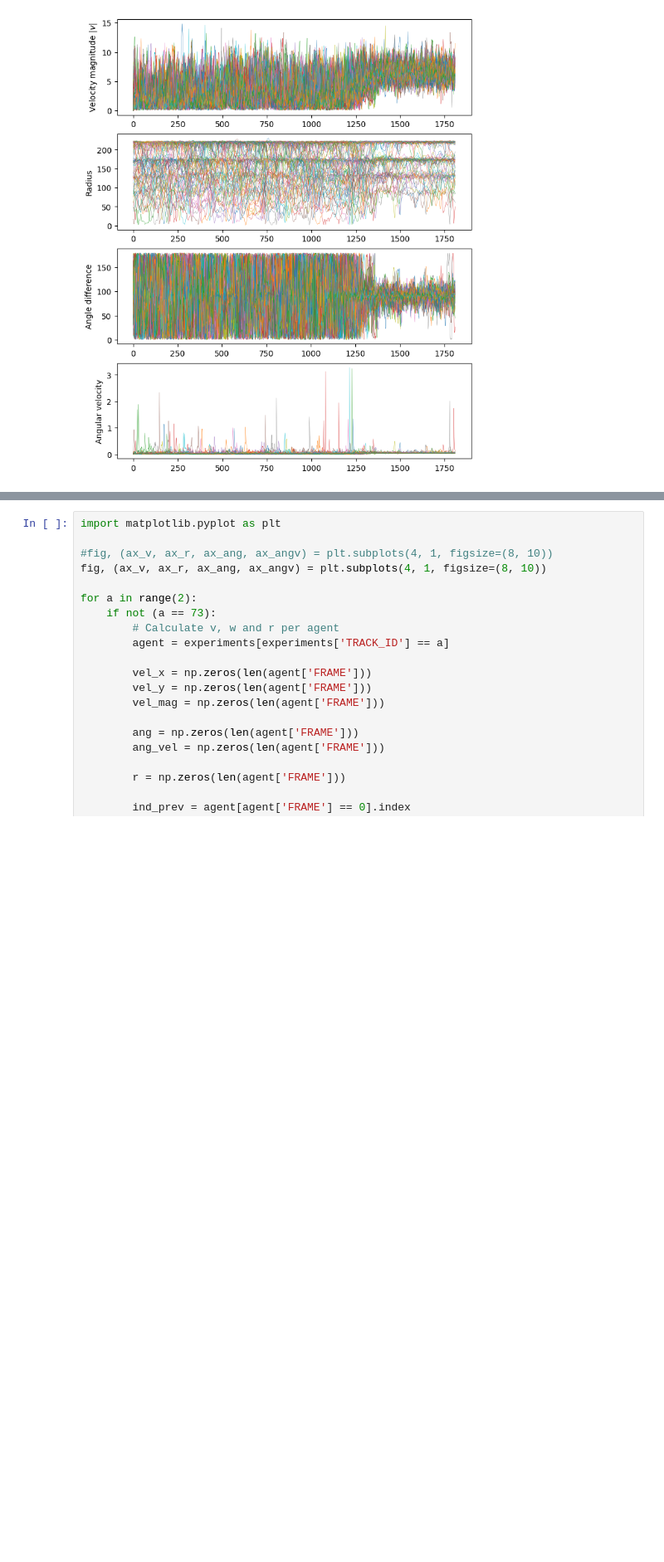
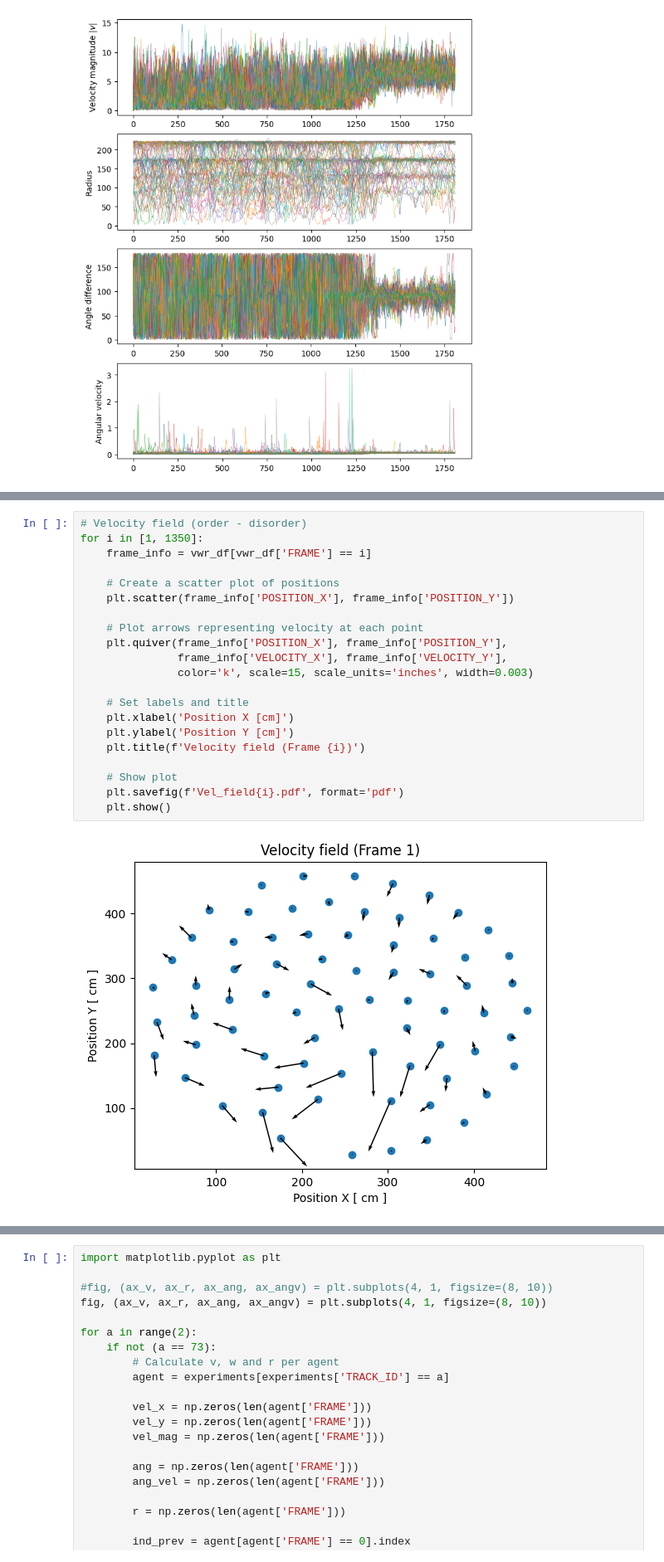
Before and after one commit to BenedictRussell/MA932-Project, a Jupyter notebook: Data_based.ipynb, the cells around one changed output, grey strips where cells are left out. Shown at 83% size. Saved outputs shown, nothing was run; the diff lists cells and outputs as text; blank space fills up the shorter version.

```diff
--- a/Data_based.ipynb
+++ b/Data_based.ipynb
@@ -294,0 +342,23 @@ plt.show()
+# %%
+# Velocity field (order - disorder)
+for i in [1, 1350]:
+    frame_info = vwr_df[vwr_df['FRAME'] == i]
+
+    # Create a scatter plot of positions
+    plt.scatter(frame_info['POSITION_X'], frame_info['POSITION_Y'])
+
+    # Plot arrows representing velocity at each point
+    plt.quiver(frame_info['POSITION_X'], frame_info['POSITION_Y'],
+               frame_info['VELOCITY_X'], frame_info['VELOCITY_Y'],
+               color='k', scale=15, scale_units='inches', width=0.003)
+
+    # Set labels and title
+    plt.xlabel('Position X [cm]')
+    plt.ylabel('Position Y [cm]')
+    plt.title(f'Velocity field (Frame {i})')
+
+    # Show plot
+    plt.savefig(f'Vel_field{i}.pdf', format='pdf')
+    plt.show()
+# %% [output]
+[figure, added]
```
Also changed, not shown: parts of 9 cells of this notebook, 5 other files.
